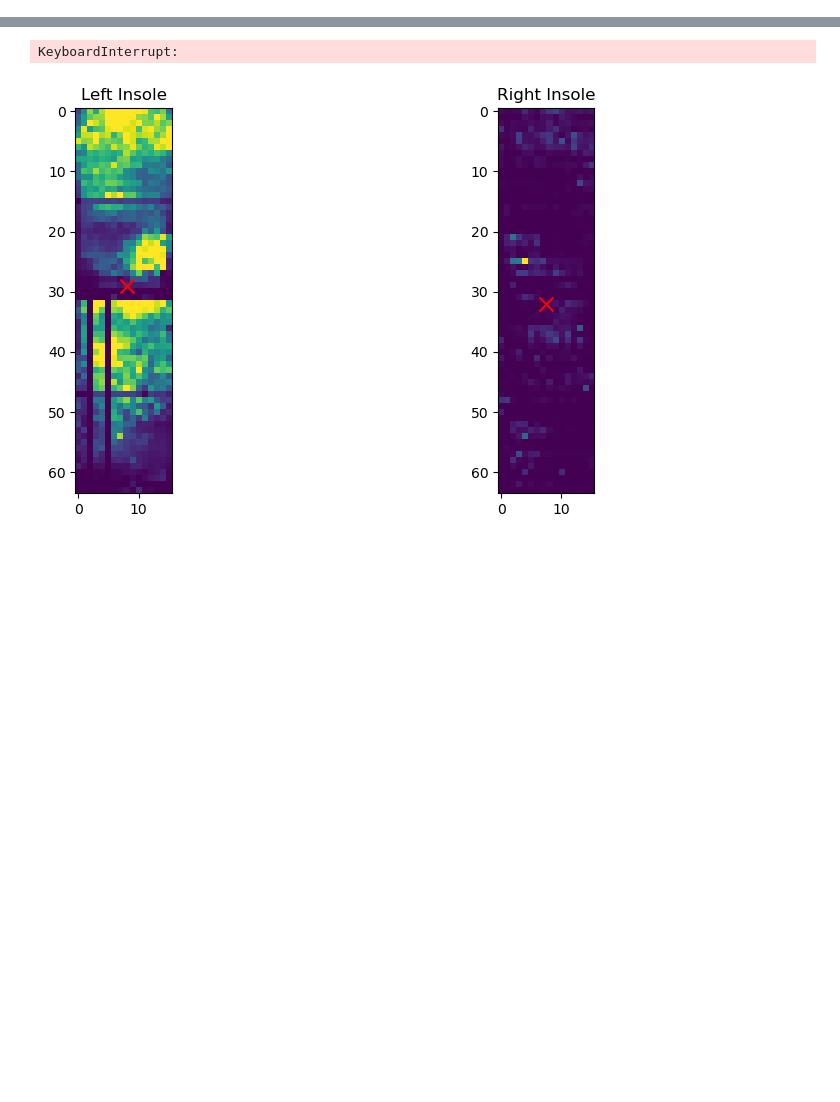
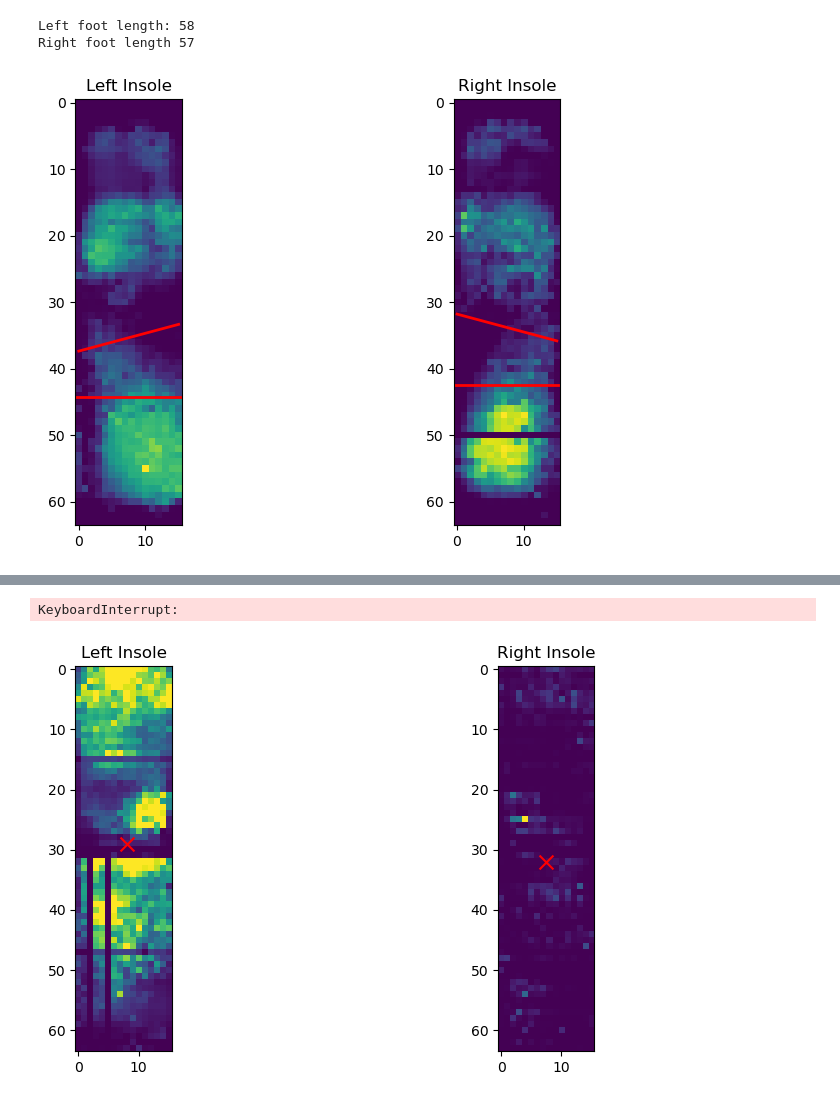
Before and after one commit to acheng41/PrecisionCareMedicine, a Jupyter notebook: anatomical_foot_segmentation.ipynb, the cells around one changed output, grey strips where cells are left out. Saved outputs shown, nothing was run; the diff lists cells and outputs as text; code cells hidden in the pictures; blank space fills up the shorter version.

Commit message:
skeletal and muscular segmentation

```diff
--- a/anatomical_foot_segmentation.ipynb
+++ b/anatomical_foot_segmentation.ipynb
@@ -98,0 +72,58 @@ plt.show()
+# %%
+# Dividing foot into segments based on tarsometatarsal joint and transverse tarsal joint (54:17:29)
+# Set threshold for foot to create bounding box
+threshold_l = 0.1 * np.max(img_avg_l)
+threshold_r = 0.1 * np.max(img_avg_r)
+
+mask_l = img_avg_l > threshold_l
+mask_r = img_avg_r > threshold_r
+
+rows_l, cols_l = np.where(mask_l)
+rows_r, cols_r = np.where(mask_r)
+
+foot_top_l, foot_bot_l = rows_l.min(), rows_l.max()
+foot_top_r, foot_bot_r = rows_r.min(), rows_r.max()
+
+foot_length_l = foot_bot_l - foot_top_l + 1
+foot_length_r = foot_bot_r - foot_top_r + 1
+
+print("Left foot length:", foot_length_l)
+print("Right foot length", foot_length_r)
+
+# Left foot lines
+line1_l = foot_top_l + 0.54 * foot_length_l         # 54% from top
+line2_l = foot_bot_l - 0.29 * foot_length_l       # 29% from bottom
+
+# Right foot lines
+line1_r = foot_top_r + 0.54 * foot_length_r
+line2_r = foot_bot_r - 0.29 * foot_length_r
+
+# Create the subplots
+fig, axs = plt.subplots(1, 2, figsize=(10, 5))
+
+# Left Insole Plot
+axs[0].imshow(img_avg_l)
+axs[0].set_title("Left Insole")
+
+# Right Insole Plot
+axs[1].imshow(img_avg_r)
+axs[1].set_title("Right Insole")
+
+# Left lines
+angle_left = 15 # angle of rotation
+xl1, yl1 = get_angled_line_coords(line1_l, angle_left, x_min=0, x_max=15, n_points=50)
+axs[0].plot(xl1, yl1, color='r', linewidth=2)
+axs[0].axhline(line2_l, color='r', linewidth=2)
+
+# Right lines
+angle_right = -15 # angle of rotation
+xr1, yr1 = get_angled_line_coords(line1_r, angle_right, x_min=0, x_max=15, n_points=50)
+axs[1].plot(xr1, yr1, color='r', linewidth=2)
+axs[1].axhline(line2_r, color='r', linewidth=2)
+
+plt.tight_layout()
+plt.show()
+# %% [output]
+Left foot length: 58
+Right foot length 57
+[figure, added]
```
Also changed, not shown: parts of 10 cells of this notebook, 2 other files.
